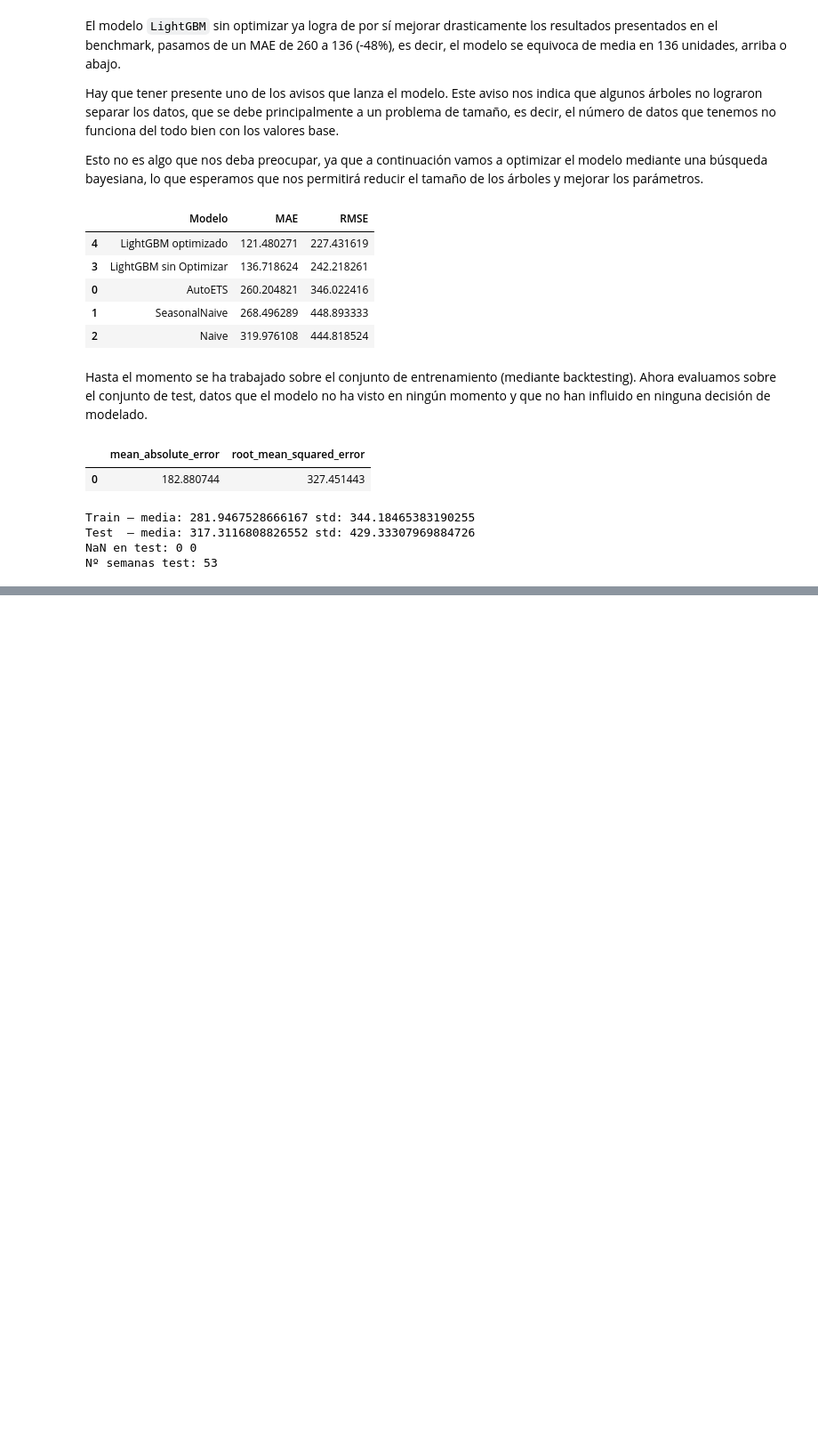
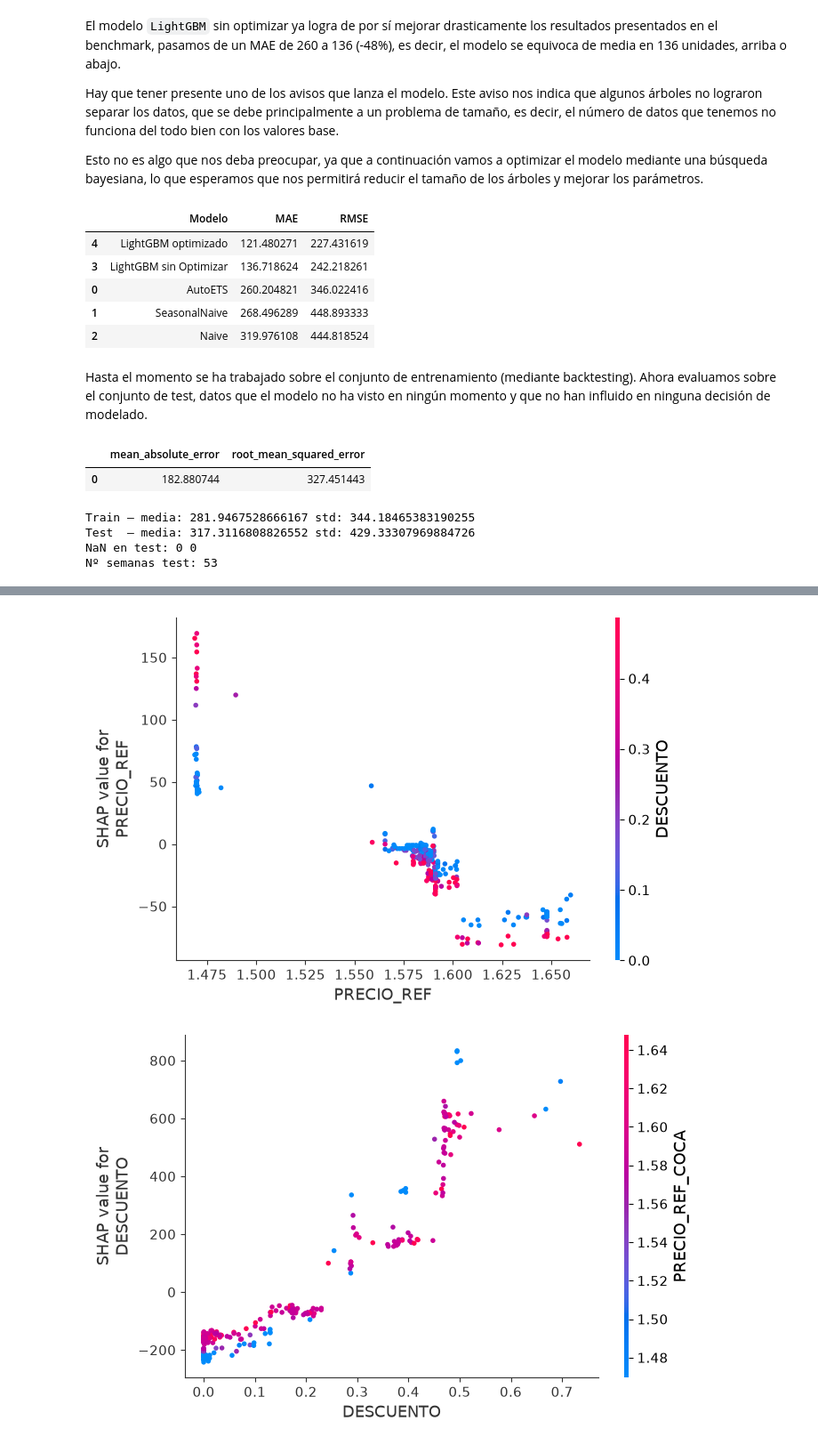
Before and after one commit to ivanfondo/Portafolio-Data-Science-Python, a Jupyter notebook: Pricing-Dominicks/notebooks/04_ML_demanda.ipynb, the cells around one changed output, grey strips where cells are left out. Shown at 89% size. Saved outputs shown, nothing was run; the diff lists cells and outputs as text; code cells hidden in the pictures; blank space fills up the shorter version.

```diff
--- a/Pricing-Dominicks/notebooks/04_ML_demanda.ipynb
+++ b/Pricing-Dominicks/notebooks/04_ML_demanda.ipynb
@@ -438,0 +473,7 @@ La conclusión es que el modelo generaliza correctamente, captando la relación
+# %%
+# Respuesta al precio y dto
+shap.dependence_plot('PRECIO_REF', shap_values, X_shap)
+shap.dependence_plot('DESCUENTO', shap_values, X_shap)
+# %% [output]
+[figure, added]
+[figure, added]
```
Also changed, not shown: parts of 8 cells of this notebook.
